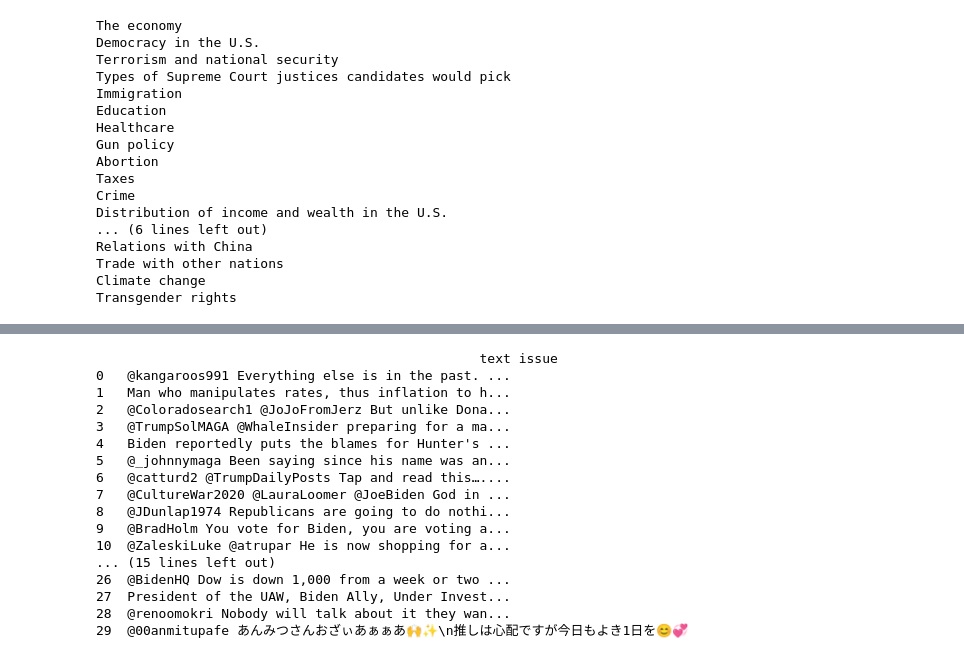
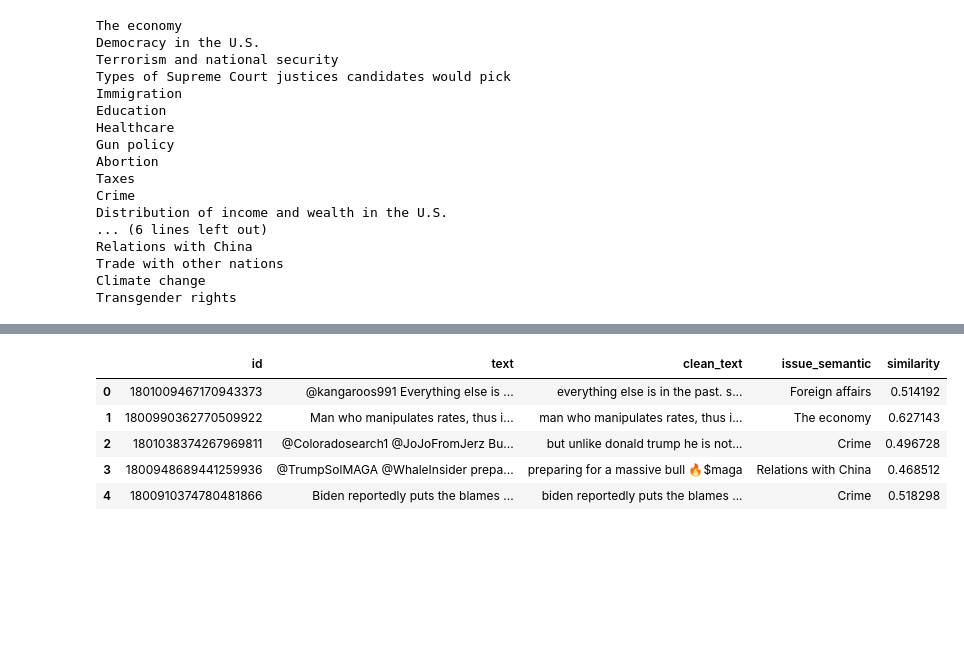
Before and after one commit to ExcitedExplorer101/Measuring-Dissonance-Between-Digital-Discourse-and-Public-Priority-via-R-GCN, a Jupyter notebook: notebooks/03_issue_mapping.ipynb, the cells around one changed output, grey strips where cells are left out. Drawn from its saved outputs; the diff is of its cells as text; code cells hidden in the pictures; blank space fills up the shorter version.

```diff
--- a/notebooks/03_issue_mapping.ipynb
+++ b/notebooks/03_issue_mapping.ipynb
@@ -122,2 +249,12 @@ def classify_tweet(tweet_text):
+# %%
+def classify_tweet(tweet: str):
+
+    tweet_embedding = embed_batch(tweet)
+    similarities: np.ndarray = cosine_similarity(tweet_embedding, gallup_embeddings)[0]
+    best_idx = similarities.argmax()
+
+    best_score = similarities[best_idx]
+
+    return gallup_issues[best_idx], best_score
 # %%
 ### testing on 1 row of df
@@ -150,12 +268,10 @@ def clean_tweet(text):
 # %%
-issues = []
+df_sample['clean_text'] = df_sample['text'].apply(clean_tweet)
 
-for i, tweet in enumerate(df_sample['text']):
-    tweet = clean_tweet(tweet_text)
-    print(f"-----------------Iteration: {i}-----------------")
-    issue = classify_tweet(tweet)
-    issues.append(issue)
-
-df_sample['issue'] = issues
-df_sample.to_csv("../data/issue_mapping_sample.csv", index=False)
+results = df_sample['clean_text'].apply(classify_tweet)
+df_sample[['issue_semantic', 'similarity']] = pd.DataFrame(results.tolist(), index=df_sample.index)
+avg_similarity = df_sample['similarity'].mean()
+print("Average similarity:", df_sample['similarity'].mean())
+print("Max similarity:", df_sample['similarity'].max())
+print("Min similarity:", df_sample['similarity'].min())
 # %% [output]
@@ -179,23 +281,15 @@ Processing Tweet...
 # %%
-print(df_sample[['text', 'issue']])
+pd.set_option('display.max_columns', None)
+pd.set_option('display.width', None)
+pd.set_option('display.max_colwidth', None)
+df_sample.head(5)
 # %% [output]
-                                                 text issue
-0   @kangaroos991 Everything else is in the past. ...
-1   Man who manipulates rates, thus inflation to h...
-2   @Coloradosearch1 @JoJoFromJerz But unlike Dona...
-3   @TrumpSolMAGA @WhaleInsider preparing for a ma...
-4   Biden reportedly puts the blames for Hunter's ...
-5   @_johnnymaga Been saying since his name was an...
-6   @catturd2 @TrumpDailyPosts Tap and read this…....
-7   @CultureWar2020 @LauraLoomer @JoeBiden God in ...
-8   @JDunlap1974 Republicans are going to do nothi...
-9   @BradHolm You vote for Biden, you are voting a...
-10  @ZaleskiLuke @atrupar He is now shopping for a...
-... (15 lines left out)
-26  @BidenHQ Dow is down 1,000 from a week or two ...
-27  President of the UAW, Biden Ally, Under Invest...
-28  @renoomokri Nobody will talk about it they wan...
-29  @00anmitupafe あんみつさんおざぃあぁぁあ🙌✨\n推しは心配ですが今日もよき1日を😊💞
+|  | id | text | clean_text | issue_semantic | similarity |
+| 0 | 1801009467170943373 | @kangaroos991 Everything else is ... | everything else is in the past. s... | Foreign affairs | 0.514192 |
+| 1 | 1800990362770509922 | Man who manipulates rates, thus i... | man who manipulates rates, thus i... | The economy | 0.627143 |
+| 2 | 1801038374267969811 | @Coloradosearch1 @JoJoFromJerz Bu... | but unlike donald trump he is not... | Crime | 0.496728 |
+| 3 | 1800948689441259936 | @TrumpSolMAGA @WhaleInsider prepa... | preparing for a massive bull 🔥$maga | Relations with China | 0.468512 |
+| 4 | 1800910374780481866 | Biden reportedly puts the blames ... | biden reportedly puts the blames ... | Crime | 0.518298 |
 # %%
 try:
     df_sample.to_csv("../data/sample_issue_classification.csv", index=False)
```
Also changed, not shown: parts of 22 cells of this notebook, 8 other files.
